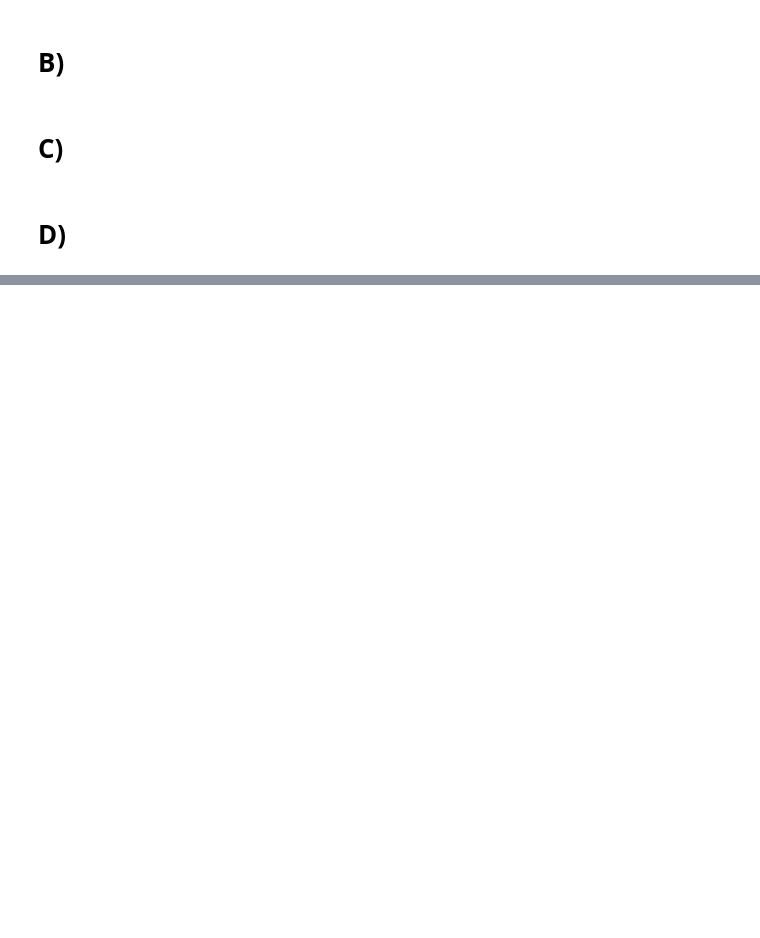
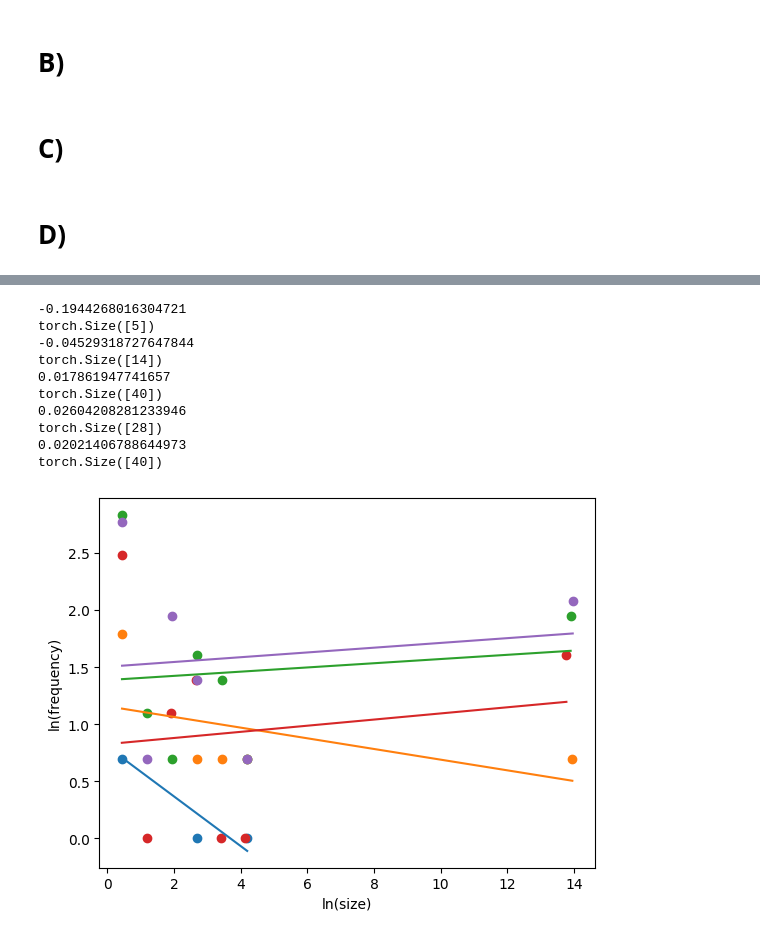
Before and after one commit to alireza-astane/Neuroscience_Project, a Jupyter notebook: results3.ipynb, the cells around one changed output, grey strips where cells are left out. Drawn from its saved outputs; the diff is of its cells as text; code cells hidden in the pictures; blank space fills up the shorter version.

```diff
--- a/results3.ipynb
+++ b/results3.ipynb
@@ -47,3 +55,11 @@ N = Ns[3]
 for i in range(8):
     spikes = model.run(N,f,dt,T,w_in)
     torch.save(spikes,f"{N}_{i}.pt")
+# %%
+spikes300  = torch.concatenate((torch.load("300_0.pt"),torch.load("300_1.pt")),dim=1)
+# %%
+spikes700  = torch.concatenate((torch.load("700_0.pt"),torch.load("700_1.pt"),torch.load("700_2.pt"),torch.load("700_3.pt"),torch.load("700_4.pt"),torch.load("700_5.pt"),torch.load("700_6.pt")),dim=1)
+# %%
+spikes500  = torch.concatenate((torch.load("500_0.pt"),torch.load("500_1.pt"),torch.load("500_2.pt"),torch.load("500_3.pt"),torch.load("500_4.pt"),torch.load("500_5.pt")),dim=1)
+# %%
+spikes1000  = torch.concatenate((torch.load("1000_0.pt"),torch.load("1000_1.pt"),torch.load("1000_2.pt"),torch.load("1000_3.pt"),torch.load("1000_4.pt"),torch.load("1000_5.pt"),torch.load("1000_6.pt"),torch.load("1000_7.pt"),torch.load("1000_8.pt")),dim=1)
@@ -49,0 +80,54 @@ for i in range(8):
+# %%
+for spikes in [torch.load("1000_0.pt"), spikes300,spikes700,spikes500,spikes1000]:
+
+
+    avalanch = spikes.sum(0) != 0
+    slippingR = avalanch.roll(+1)
+    slippingL = avalanch.roll(-1)
+    slippingR[0] = False
+    slippingL[-1] = False
+
+    ends  = torch.logical_xor( avalanch ,(avalanch *slippingL))
+    starts  = torch.logical_xor( avalanch ,(avalanch *slippingR))
+
+    spikes_sum = torch.cumsum(spikes.sum(dim = 0),dim = 0)
+
+    avalanches_size = spikes_sum[torch.where(ends)[0]] - spikes_sum[torch.where(starts)[0]] + 1
+
+    nbins = 20
+    bins = np.exp(np.linspace(np.log(avalanches_size.cpu().min()), np.log(avalanches_size.cpu().max()) , nbins))
+
+
+    # bins = 5
+    freq,size = np.histogram(avalanches_size.cpu().numpy(),bins = bins)
+    size = (size[:-1] + size[1:])/2
+
+    slope , intercept, rvalue ,_,_= scipy.stats.linregress(np.log(size[freq != 0]),np.log(freq[freq != 0]))
+    print(slope)
+
+    print(avalanches_size.shape)
+
+
+
+    plt.scatter(np.log(size[freq != 0]),np.log(freq[freq != 0]))
+    plt.plot([np.log(size[freq != 0])[0],np.log(size[freq != 0][-1])],[intercept,intercept + slope * np.log(size[freq != 0][-1])])
+# plt.text(5,4,"$\\approx  x^{-\\frac{3}{2}}$",fontsize = 16)
+# plt.plot(np.log(70*np.arange(70)),np.log(1000*np.arange(70)**-1.5))
+# plt.legend(np.round(fs[1:],2))
+plt.xlabel("ln(size)")
+plt.ylabel("ln(frequency)")
+
+# plt.savefig("PDF_fs_size.png")
+plt.show()
+# %% [output]
+-0.1944268016304721
+torch.Size([5])
+-0.04529318727647844
+torch.Size([14])
+0.017861947741657
+torch.Size([40])
+0.02604208281233946
+torch.Size([28])
+0.02021406788644973
+torch.Size([40])
+[figure, added]
```
Also changed, not shown: parts of 5 cells of this notebook, 3 other files.
